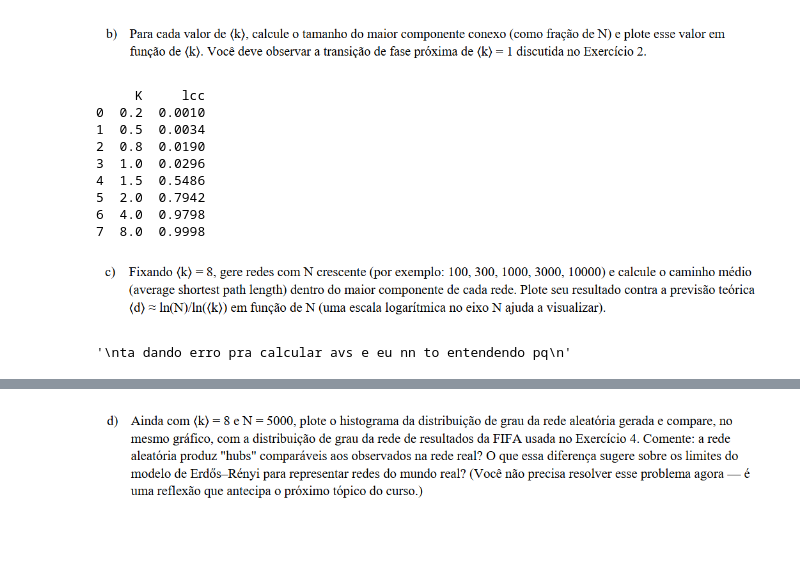
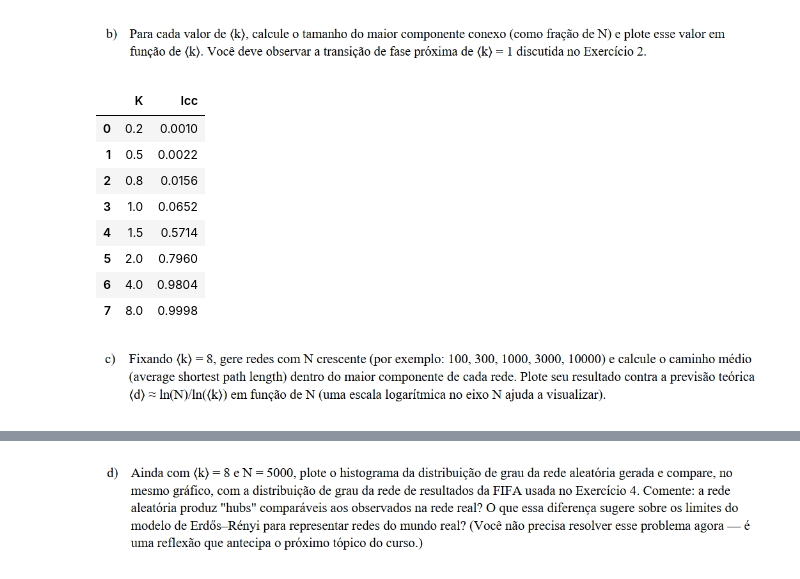
Before and after one commit to SamuelBoldrini/T1_Ciencia_de_Redes, a Jupyter notebook: question3.ipynb, the cells around one changed output, grey strips where cells are left out. Cells and saved outputs as stored; diff of their text form; code cells hidden in the pictures; blank space fills up the shorter version.

```diff
--- a/question3.ipynb
+++ b/question3.ipynb
@@ -23,22 +23,22 @@ result = pd.DataFrame({
     "K": k_values,
     "lcc": lcc
 })
-
-print(result)
-# %% [output]
-     K     lcc
-0  0.2  0.0010
-1  0.5  0.0034
-2  0.8  0.0190
-3  1.0  0.0296
-4  1.5  0.5486
-5  2.0  0.7942
-6  4.0  0.9798
-7  8.0  0.9998
+# %%
+result
+# %% [output]
+|  | K | lcc |
+| 0 | 0.2 | 0.0010 |
+| 1 | 0.5 | 0.0022 |
+| 2 | 0.8 | 0.0156 |
+| 3 | 1.0 | 0.0652 |
+| 4 | 1.5 | 0.5714 |
+| 5 | 2.0 | 0.7960 |
+| 6 | 4.0 | 0.9804 |
+| 7 | 8.0 | 0.9998 |
 # %% [markdown]
 ![image.png](attachment:image.png)
 # %%
-N_values = [100,300,1000,5000,10000]
+N_values = [100,300,1000,2000,5000]
 p_values = [8 / (n-1) for n in N_values]
 
 networks = [nx.erdos_renyi_graph(N_values[i], p_values[i]) for i in range(len(N_values))]
@@ -50,5 +50,3 @@ result = pd.DataFrame({
     "N": N_values,
     "avs": avs
 })
-# %% [output]
-'\nta dando erro pra calcular avs e eu nn to entendendo pq\n'
```
Also changed, not shown: parts of 4 cells of this notebook, 1 other file.
